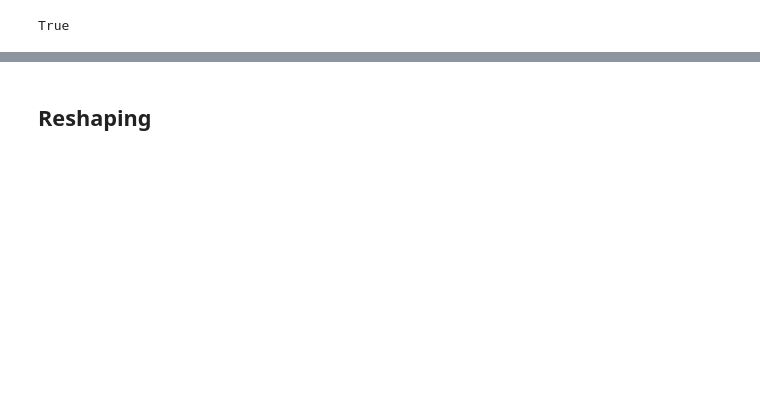
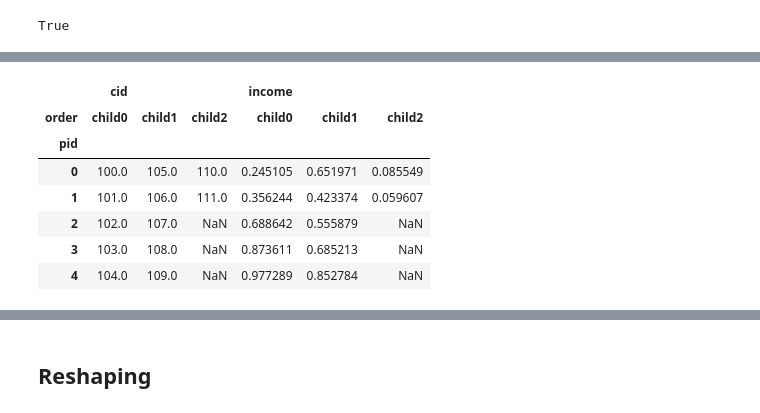
Before and after one commit to iamlemec/data_science, a Jupyter notebook: Session_2.ipynb, the cells around one changed output, grey strips where cells are left out. Drawn from its saved outputs; the diff is of its cells as text; code cells hidden in the pictures; blank space fills up the shorter version.

```diff
--- a/Session_2.ipynb
+++ b/Session_2.ipynb
@@ -445,0 +490,12 @@ True
+# %%
+fam = ptab.unstack(level=1)
+fam
+# %% [output]
+|  | cid |  |  | income |  |  |
+| order | child0 | child1 | child2 | child0 | child1 | child2 |
+| pid |  |  |  |  |  |  |
+| 0 | 100.0 | 105.0 | 110.0 | 0.245105 | 0.651971 | 0.085549 |
+| 1 | 101.0 | 106.0 | 111.0 | 0.356244 | 0.423374 | 0.059607 |
+| 2 | 102.0 | 107.0 | NaN | 0.688642 | 0.555879 | NaN |
+| 3 | 103.0 | 108.0 | NaN | 0.873611 | 0.685213 | NaN |
+| 4 | 104.0 | 109.0 | NaN | 0.977289 | 0.852784 | NaN |
```
Also changed, not shown: parts of 42 cells of this notebook, 2 other files.
